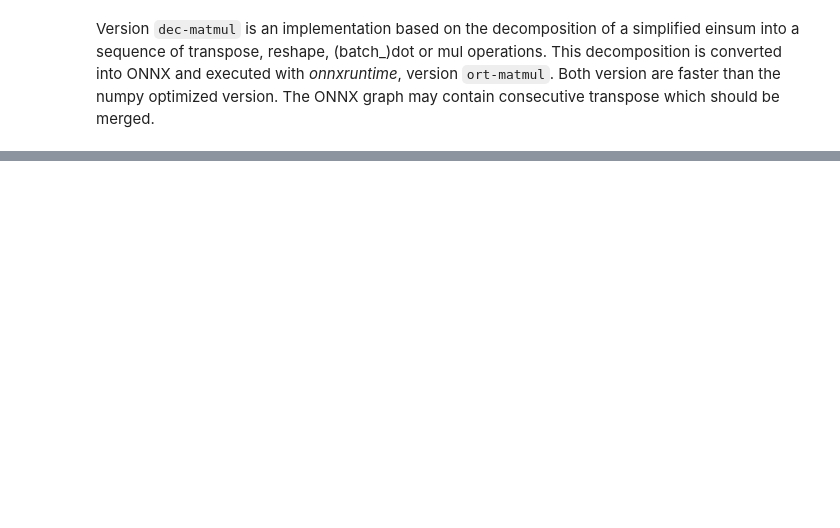
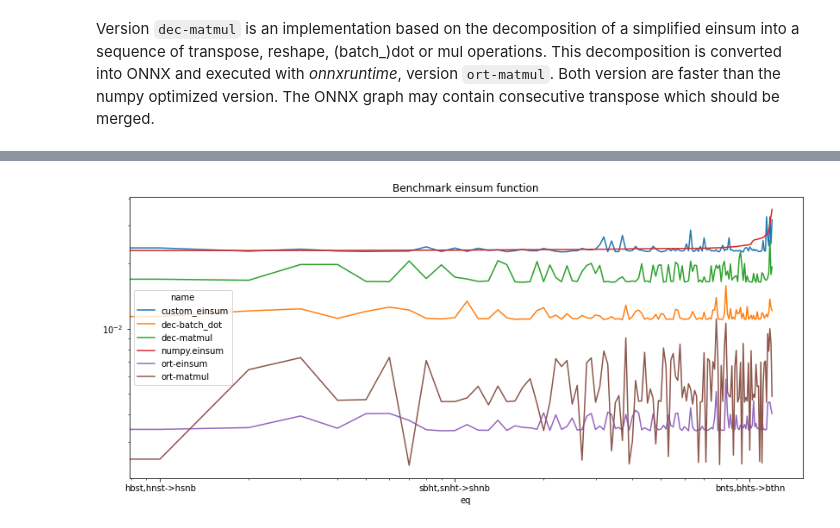
Before and after one commit to sdpython/mlprodict, a Jupyter notebook: _doc/notebooks/einsum_decomposition.ipynb, the cells around one changed output, grey strips where cells are left out. Drawn from its saved outputs; the diff is of its cells as text; code cells hidden in the pictures; blank space fills up the shorter version.

```diff
--- a/_doc/notebooks/einsum_decomposition.ipynb
+++ b/_doc/notebooks/einsum_decomposition.ipynb
@@ -265,0 +499,3 @@ Version `dec-matmul` is an implementation based on the decomposition of a simpli
+# %%
+df = df.sort_values("average").reset_index(drop=True)
+df.head()
@@ -265,0 +518,8 @@ Version `dec-matmul` is an implementation based on the decomposition of a simpli
+# %%
+piv = df.pivot("eq", "name", "average").sort_values("numpy.einsum")
+
+fig, ax = plt.subplots(1, 1, figsize=(14, 6))
+piv.plot(logy=True, logx=True, ax=ax)
+ax.set_title("Benchmark einsum function");
+# %% [output]
+[figure, added]
```
Also changed, not shown: parts of 23 cells of this notebook, 13 other files.
